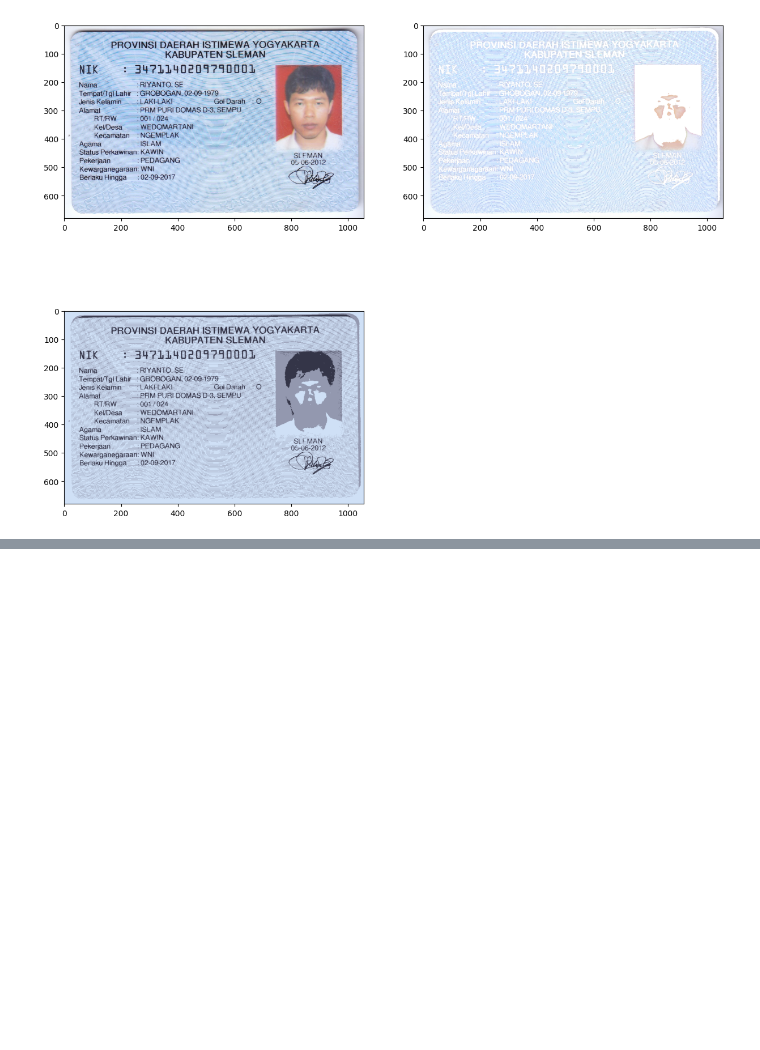
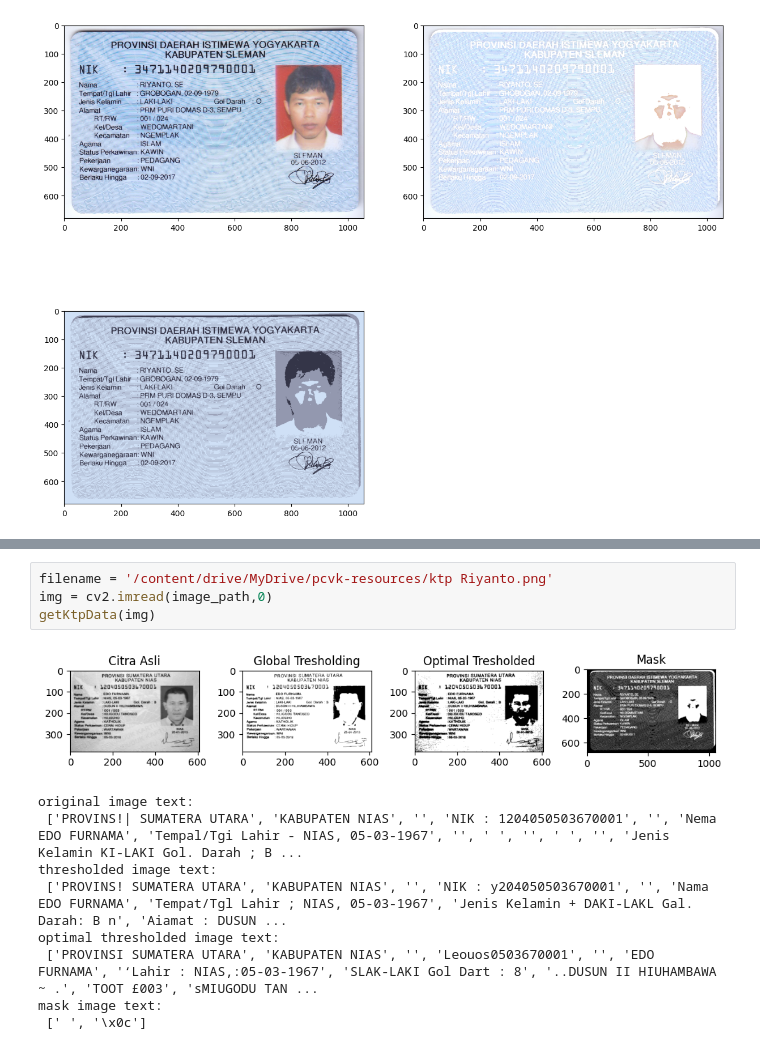
Before and after one commit to Ziedny28/PCVK-Ganjil-2023, a Jupyter notebook: week-10/Week10.ipynb, the cells around one changed output, grey strips where cells are left out. Drawn from its saved outputs; the diff is of its cells as text; blank space fills up the shorter version.

```diff
--- a/week-10/Week10.ipynb
+++ b/week-10/Week10.ipynb
@@ -204,0 +359,14 @@ plt.subplot(2,2,3),plt.imshow(segmented_image)
+# %%
+filename = '/content/drive/MyDrive/pcvk-resources/ktp Riyanto.png'
+img = cv2.imread(image_path,0)
+getKtpData(img)
+# %% [output]
+[figure, added]
+original image text:
+ ['PROVINS!| SUMATERA UTARA', 'KABUPATEN NIAS', '', 'NIK : 1204050503670001', '', 'Nema EDO FURNAMA', 'Tempal/Tgi Lahir - NIAS, 05-03-1967', '', ' ', '', ' ', '', 'Jenis Kelamin KI-LAKI Gol. Darah ; B ...
+thresholded image text:
+ ['PROVINS! SUMATERA UTARA', 'KABUPATEN NIAS', '', 'NIK : y204050503670001', '', 'Nama EDO FURNAMA', 'Tempat/Tgl Lahir ; NIAS, 05-03-1967', 'Jenis Kelamin + DAKI-LAKL Gal. Darah: B n', 'Aiamat : DUSUN ...
+optimal thresholded image text:
+ ['PROVINSI SUMATERA UTARA', 'KABUPATEN NIAS', '', 'Leouos0503670001', '', 'EDO FURNAMA', '‘Lahir : NIAS,:05-03-1967', 'SLAK-LAKI Gol Dart : 8', '..DUSUN II HIUHAMBAWA ~ .', 'TOOT £003', 'sMIUGODU TAN ...
+mask image text:
+ [' ', '\x0c']
```
Also changed, not shown: parts of 7 cells of this notebook.
